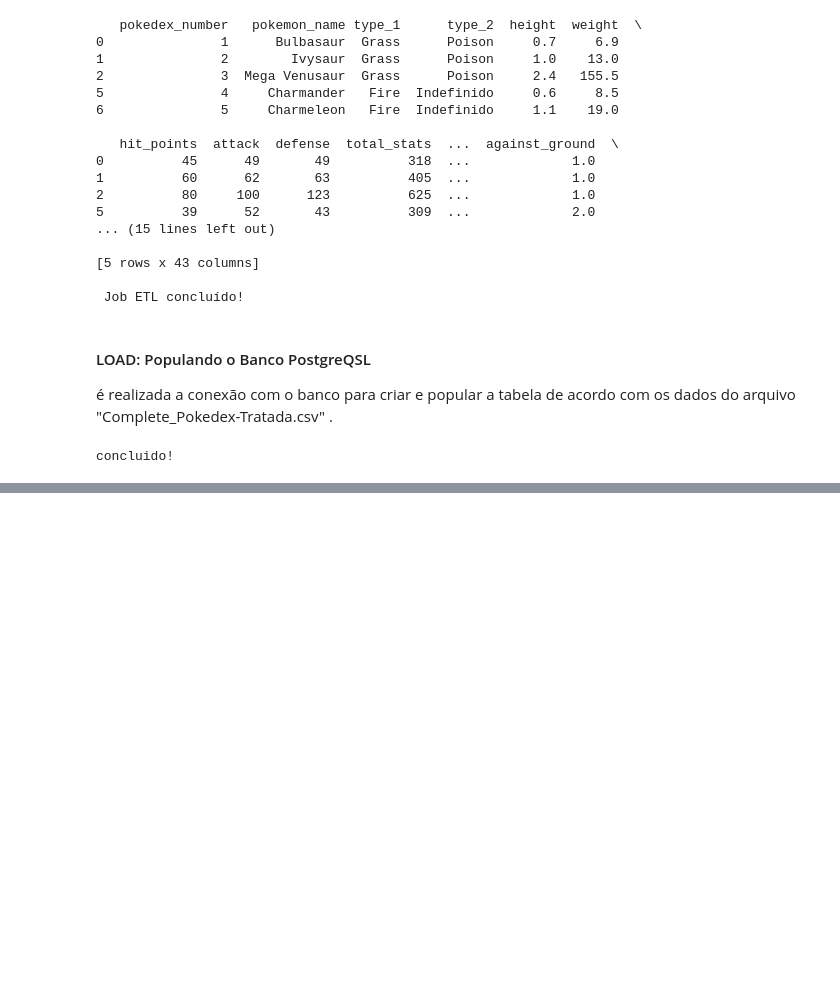
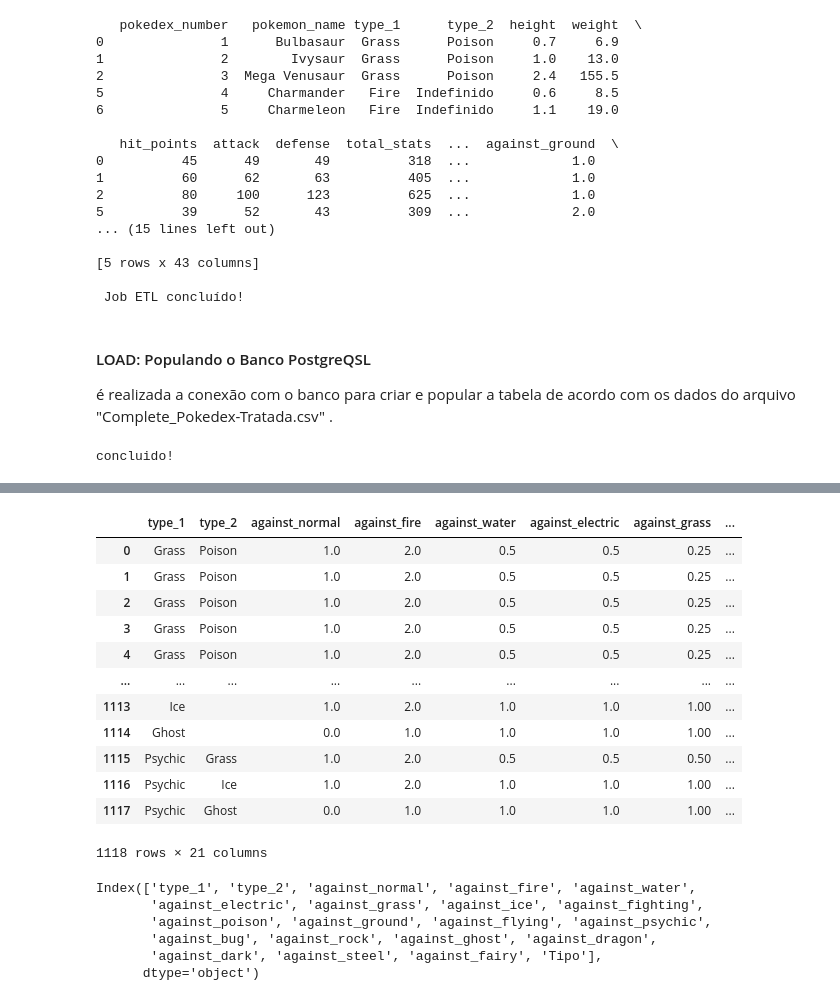
Before and after one commit to F1reFinger/Poke-BI, a Jupyter notebook: Transformer/JobETL.ipynb, the cells around one changed output, grey strips where cells are left out. Cells and saved outputs as stored; diff of their text form; code cells hidden in the pictures; blank space fills up the shorter version.

```diff
--- a/Transformer/JobETL.ipynb
+++ b/Transformer/JobETL.ipynb
@@ -158,0 +262,20 @@ concluido!
+# %%
+df_tipo = df_tipo.fillna('')
+# %%
+df_tipo['Tipo'] = df_tipo['type_1'] + ' ' + df_tipo['type_2']
+# %%
+df_tipo
+# %% [output]
+|  | type_1 | type_2 | against_normal | against_fire | against_water | against_electric | against_grass | ... |
+| 0 | Grass | Poison | 1.0 | 2.0 | 0.5 | 0.5 | 0.25 | ... |
+| 1 | Grass | Poison | 1.0 | 2.0 | 0.5 | 0.5 | 0.25 | ... |
+| 2 | Grass | Poison | 1.0 | 2.0 | 0.5 | 0.5 | 0.25 | ... |
+| 3 | Grass | Poison | 1.0 | 2.0 | 0.5 | 0.5 | 0.25 | ... |
+| 4 | Grass | Poison | 1.0 | 2.0 | 0.5 | 0.5 | 0.25 | ... |
+| ... | ... | ... | ... | ... | ... | ... | ... | ... |
+| 1113 | Ice |  | 1.0 | 2.0 | 1.0 | 1.0 | 1.00 | ... |
+| 1114 | Ghost |  | 0.0 | 1.0 | 1.0 | 1.0 | 1.00 | ... |
+| 1115 | Psychic | Grass | 1.0 | 2.0 | 0.5 | 0.5 | 0.50 | ... |
+| 1116 | Psychic | Ice | 1.0 | 2.0 | 1.0 | 1.0 | 1.00 | ... |
+| 1117 | Psychic | Ghost | 0.0 | 1.0 | 1.0 | 1.0 | 1.00 | ... |
+1118 rows × 21 columns
@@ -158,0 +284,9 @@ concluido!
+# %%
+df_tipo.columns
+# %% [output]
+Index(['type_1', 'type_2', 'against_normal', 'against_fire', 'against_water',
+       'against_electric', 'against_grass', 'against_ice', 'against_fighting',
+       'against_poison', 'against_ground', 'against_flying', 'against_psychic',
+       'against_bug', 'against_rock', 'against_ghost', 'against_dragon',
+       'against_dark', 'against_steel', 'against_fairy', 'Tipo'],
+      dtype='object')
```
Also changed, not shown: parts of 13 cells of this notebook.
